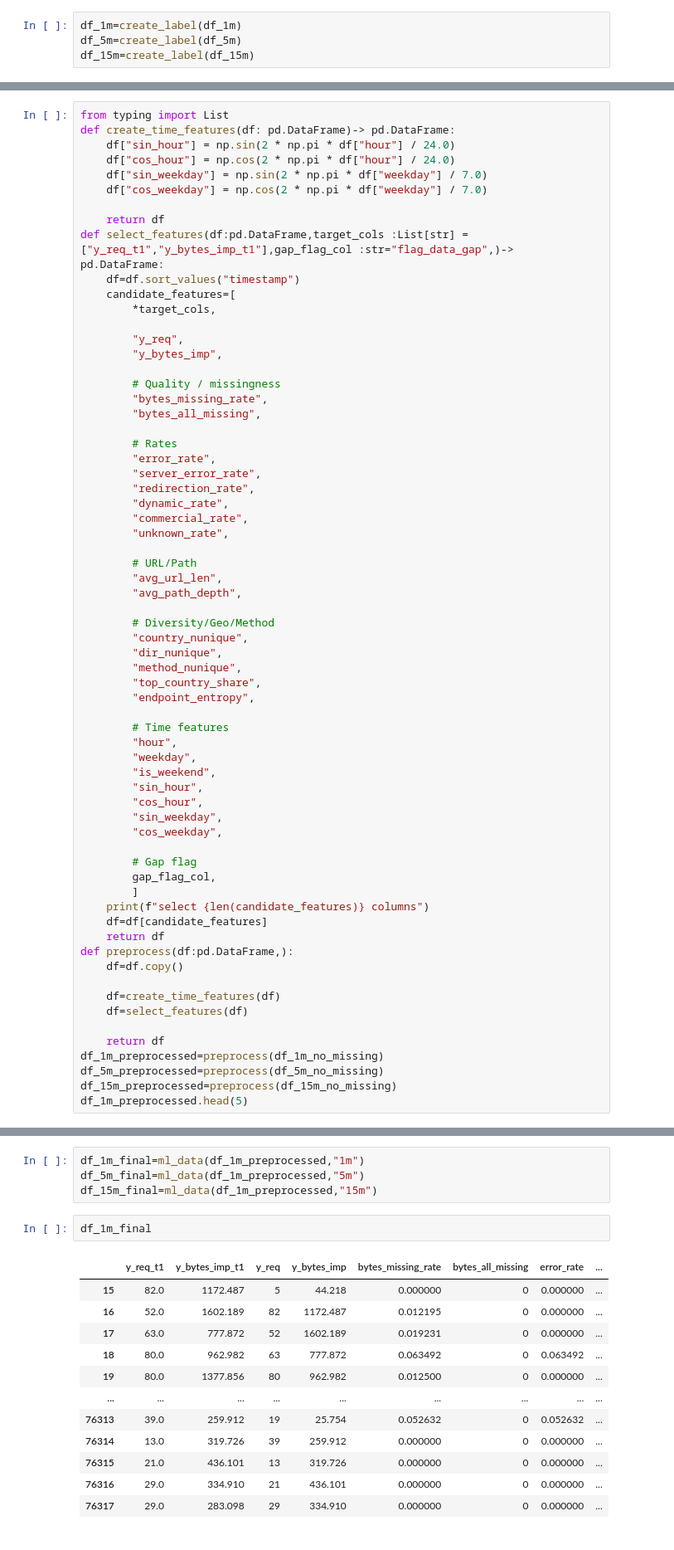
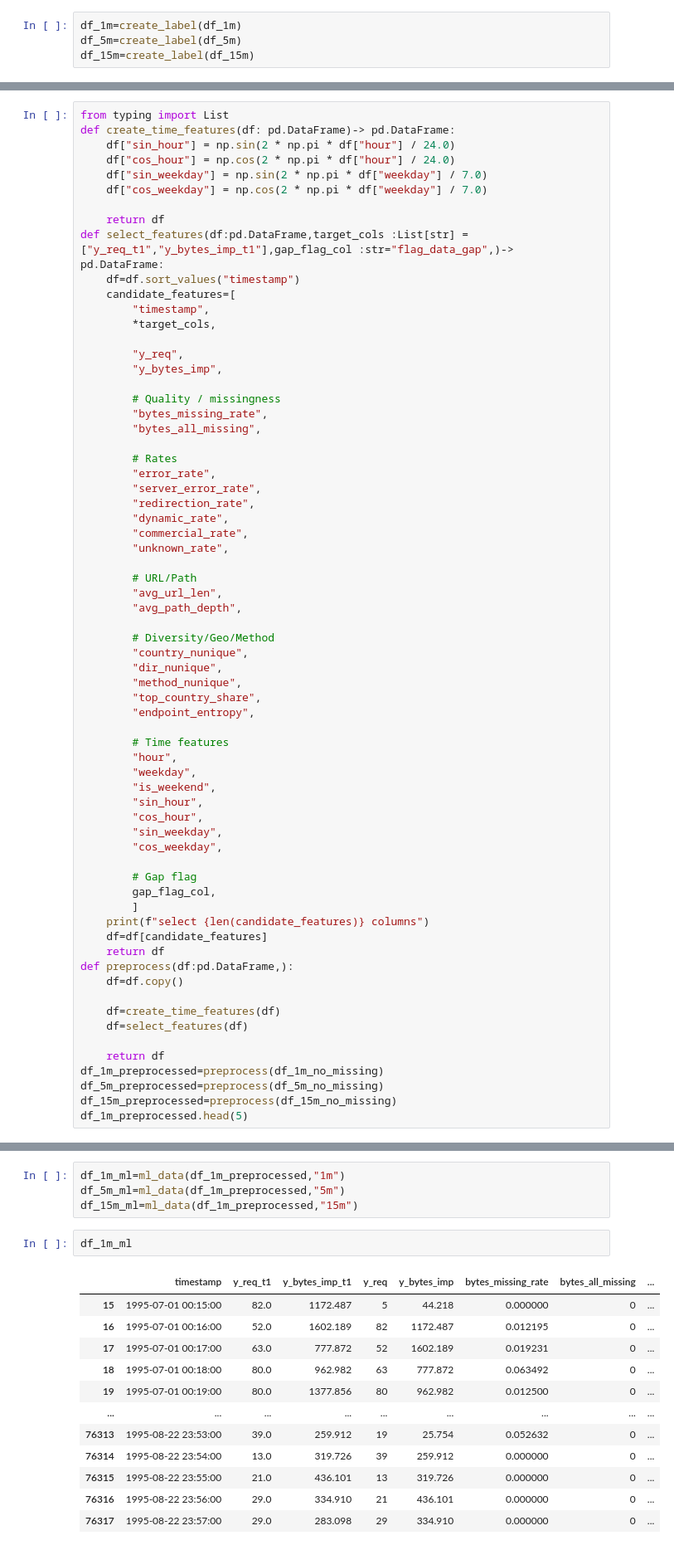
Before and after one commit to quanai06/DATAFLOW_2026_UET.EPOCH_0_AUTOSCALING_ANALYSIS, a Jupyter notebook: notebooks/aggregation_and_feature_engineering.ipynb, the cells around one changed output, grey strips where cells are left out. Shown at 83% size. Drawn from its saved outputs; the diff is of its cells as text.

Commit message:
update: data model ml

```diff
--- a/notebooks/aggregation_and_feature_engineering.ipynb
+++ b/notebooks/aggregation_and_feature_engineering.ipynb
@@ -412,6 +412,7 @@ def create_time_features(df: pd.DataFrame)-> pd.DataFrame:
 def select_features(df:pd.DataFrame,target_cols :List[str] =["y_req_t1","y_bytes_imp_t1"],gap_flag_col :str="flag_data_gap",)-> pd.DataFrame:
     df=df.sort_values("timestamp")
     candidate_features=[
+        "timestamp",
         *target_cols,
 
         "y_req",
@@ -528,21 +529,21 @@ def ml_data(df ,freq:str):
     df=df.dropna()
     return df
 # %%
-df_1m_final=ml_data(df_1m_preprocessed,"1m")
-df_5m_final=ml_data(df_1m_preprocessed,"5m")
-df_15m_final=ml_data(df_1m_preprocessed,"15m")
+df_1m_ml=ml_data(df_1m_preprocessed,"1m")
+df_5m_ml=ml_data(df_1m_preprocessed,"5m")
+df_15m_ml=ml_data(df_1m_preprocessed,"15m")
 # %%
-df_1m_final
+df_1m_ml
 # %% [output]
-|  | y_req_t1 | y_bytes_imp_t1 | y_req | y_bytes_imp | bytes_missing_rate | bytes_all_missing | error_rate | ... |
-| 15 | 82.0 | 1172.487 | 5 | 44.218 | 0.000000 | 0 | 0.000000 | ... |
-| 16 | 52.0 | 1602.189 | 82 | 1172.487 | 0.012195 | 0 | 0.000000 | ... |
-| 17 | 63.0 | 777.872 | 52 | 1602.189 | 0.019231 | 0 | 0.000000 | ... |
-| 18 | 80.0 | 962.982 | 63 | 777.872 | 0.063492 | 0 | 0.063492 | ... |
-| 19 | 80.0 | 1377.856 | 80 | 962.982 | 0.012500 | 0 | 0.000000 | ... |
+|  | timestamp | y_req_t1 | y_bytes_imp_t1 | y_req | y_bytes_imp | bytes_missing_rate | bytes_all_missing | ... |
+| 15 | 1995-07-01 00:15:00 | 82.0 | 1172.487 | 5 | 44.218 | 0.000000 | 0 | ... |
+| 16 | 1995-07-01 00:16:00 | 52.0 | 1602.189 | 82 | 1172.487 | 0.012195 | 0 | ... |
+| 17 | 1995-07-01 00:17:00 | 63.0 | 777.872 | 52 | 1602.189 | 0.019231 | 0 | ... |
+| 18 | 1995-07-01 00:18:00 | 80.0 | 962.982 | 63 | 777.872 | 0.063492 | 0 | ... |
+| 19 | 1995-07-01 00:19:00 | 80.0 | 1377.856 | 80 | 962.982 | 0.012500 | 0 | ... |
 | ... | ... | ... | ... | ... | ... | ... | ... | ... |
-| 76313 | 39.0 | 259.912 | 19 | 25.754 | 0.052632 | 0 | 0.052632 | ... |
-| 76314 | 13.0 | 319.726 | 39 | 259.912 | 0.000000 | 0 | 0.000000 | ... |
-| 76315 | 21.0 | 436.101 | 13 | 319.726 | 0.000000 | 0 | 0.000000 | ... |
-| 76316 | 29.0 | 334.910 | 21 | 436.101 | 0.000000 | 0 | 0.000000 | ... |
-| 76317 | 29.0 | 283.098 | 29 | 334.910 | 0.000000 | 0 | 0.000000 | ... |
+| 76313 | 1995-08-22 23:53:00 | 39.0 | 259.912 | 19 | 25.754 | 0.052632 | 0 | ... |
+| 76314 | 1995-08-22 23:54:00 | 13.0 | 319.726 | 39 | 259.912 | 0.000000 | 0 | ... |
+| 76315 | 1995-08-22 23:55:00 | 21.0 | 436.101 | 13 | 319.726 | 0.000000 | 0 | ... |
+| 76316 | 1995-08-22 23:56:00 | 29.0 | 334.910 | 21 | 436.101 | 0.000000 | 0 | ... |
+| 76317 | 1995-08-22 23:57:00 | 29.0 | 283.098 | 29 | 334.910 | 0.000000 | 0 | ... |
```
Also changed, not shown: parts of 8 cells of this notebook, 3 other files.
